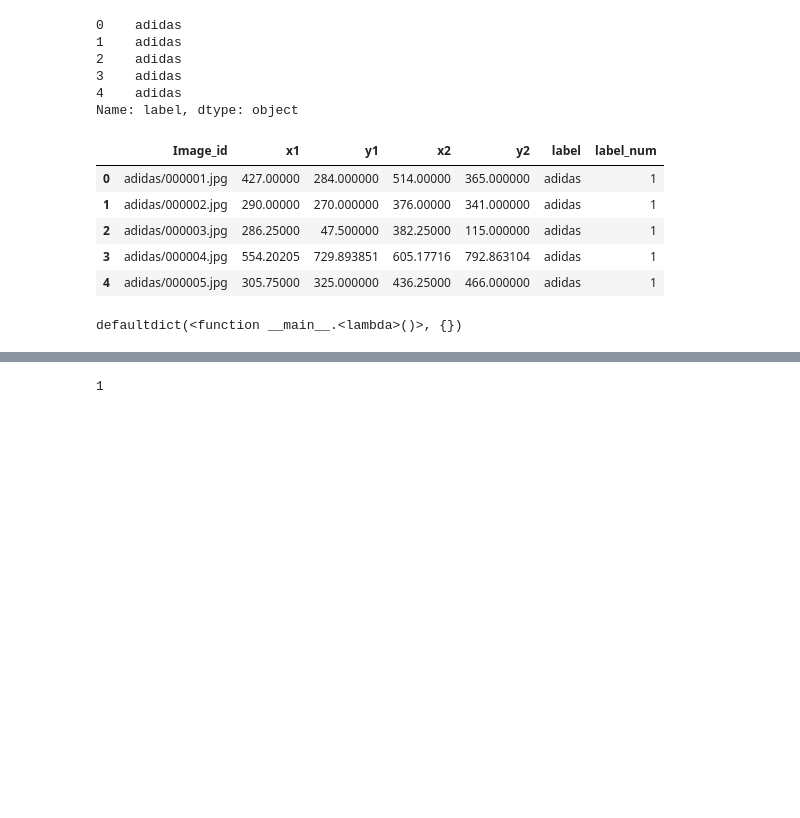
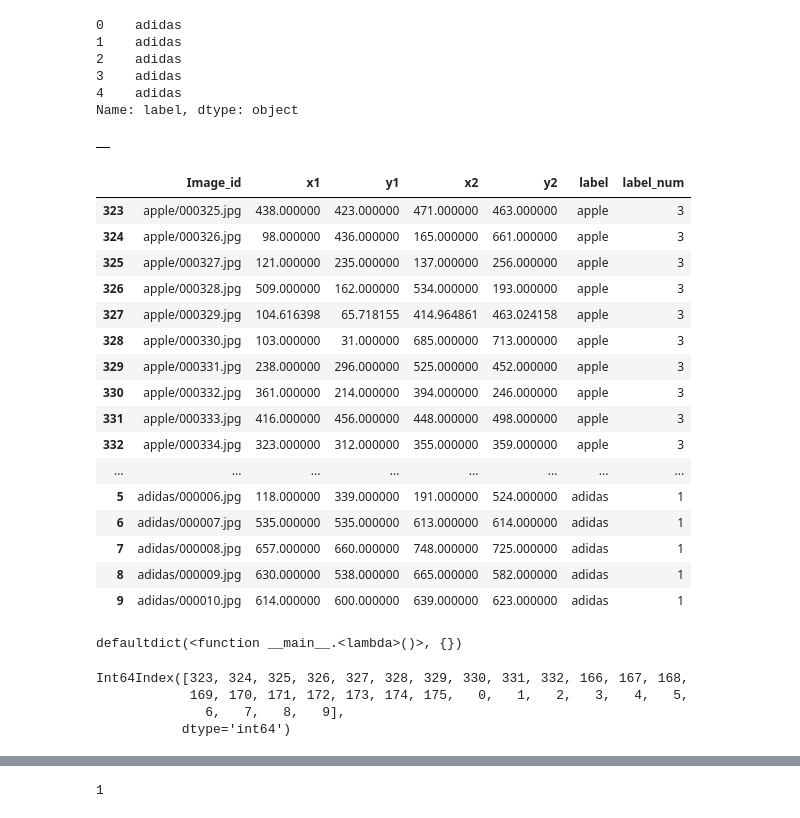
Before and after one commit to nikolaskaris/logos, a Jupyter notebook: fastai_bboxes.ipynb, the cells around one changed output, grey strips where cells are left out. Cells and saved outputs as stored; diff of their text form; code cells hidden in the pictures; blank space fills up the shorter version.

```diff
--- a/fastai_bboxes.ipynb
+++ b/fastai_bboxes.ipynb
@@ -43,14 +46,5 @@ Name: label, dtype: object
 anno[LABEL] = pd.Categorical(anno[LABEL])
 # %%
 anno['label_num'] = anno[LABEL].cat.codes
-# %%
-anno.head()
-# %% [output]
-|  | Image_id | x1 | y1 | x2 | y2 | label | label_num |
-| 0 | adidas/000001.jpg | 427.00000 | 284.000000 | 514.00000 | 365.000000 | adidas | 1 |
-| 1 | adidas/000002.jpg | 290.00000 | 270.000000 | 376.00000 | 341.000000 | adidas | 1 |
-| 2 | adidas/000003.jpg | 286.25000 | 47.500000 | 382.25000 | 115.000000 | adidas | 1 |
-| 3 | adidas/000004.jpg | 554.20205 | 729.893851 | 605.17716 | 792.863104 | adidas | 1 |
-| 4 | adidas/000005.jpg | 305.75000 | 325.000000 | 436.25000 | 466.000000 | adidas | 1 |
 # %%
 LABEL_NUM = 'label_num'
@@ -56,0 +53,4 @@ LABEL_NUM = 'label_num'
+# %%
+df
+# %% [output]
+|  |
@@ -57,3 +66,23 @@ LABEL_NUM = 'label_num'
+# %%
+tiny
+# %% [output]
+|  | Image_id | x1 | y1 | x2 | y2 | label | label_num |
+| 323 | apple/000325.jpg | 438.000000 | 423.000000 | 471.000000 | 463.000000 | apple | 3 |
+| 324 | apple/000326.jpg | 98.000000 | 436.000000 | 165.000000 | 661.000000 | apple | 3 |
+| 325 | apple/000327.jpg | 121.000000 | 235.000000 | 137.000000 | 256.000000 | apple | 3 |
+| 326 | apple/000328.jpg | 509.000000 | 162.000000 | 534.000000 | 193.000000 | apple | 3 |
+| 327 | apple/000329.jpg | 104.616398 | 65.718155 | 414.964861 | 463.024158 | apple | 3 |
+| 328 | apple/000330.jpg | 103.000000 | 31.000000 | 685.000000 | 713.000000 | apple | 3 |
+| 329 | apple/000331.jpg | 238.000000 | 296.000000 | 525.000000 | 452.000000 | apple | 3 |
+| 330 | apple/000332.jpg | 361.000000 | 214.000000 | 394.000000 | 246.000000 | apple | 3 |
+| 331 | apple/000333.jpg | 416.000000 | 456.000000 | 448.000000 | 498.000000 | apple | 3 |
+| 332 | apple/000334.jpg | 323.000000 | 312.000000 | 355.000000 | 359.000000 | apple | 3 |
+| ... | ... | ... | ... | ... | ... | ... | ... |
+| 5 | adidas/000006.jpg | 118.000000 | 339.000000 | 191.000000 | 524.000000 | adidas | 1 |
+| 6 | adidas/000007.jpg | 535.000000 | 535.000000 | 613.000000 | 614.000000 | adidas | 1 |
+| 7 | adidas/000008.jpg | 657.000000 | 660.000000 | 748.000000 | 725.000000 | adidas | 1 |
+| 8 | adidas/000009.jpg | 630.000000 | 538.000000 | 665.000000 | 582.000000 | adidas | 1 |
+| 9 | adidas/000010.jpg | 614.000000 | 600.000000 | 639.000000 | 623.000000 | adidas | 1 |
 # %%
 trn_anno = collections.defaultdict(lambda:[])
 # %%
@@ -64,0 +92,7 @@ cats = dict((anno[LABEL_NUM][i], anno[LABEL][i]) for i in range(len(anno)))
+# %%
+tiny.index
+# %% [output]
+Int64Index([323, 324, 325, 326, 327, 328, 329, 330, 331, 332, 166, 167, 168,
+            169, 170, 171, 172, 173, 174, 175,   0,   1,   2,   3,   4,   5,
+              6,   7,   8,   9],
+           dtype='int64')
```
Also changed, not shown: parts of 32 cells of this notebook.
